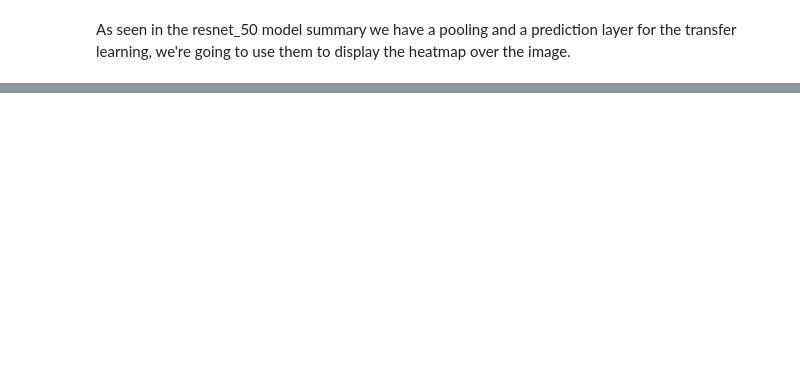
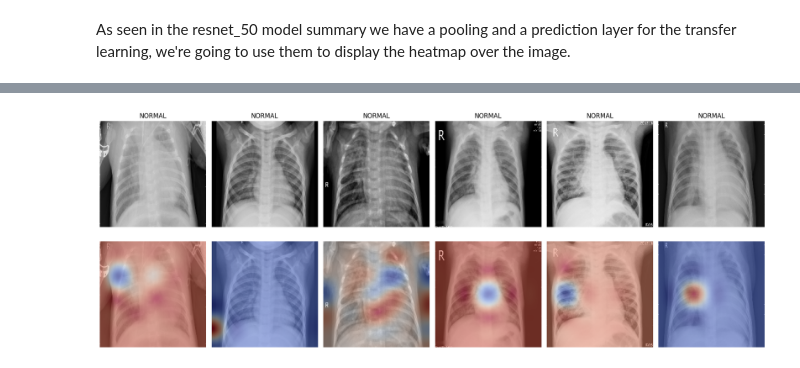
Before and after one commit to BeletAntoine/Machine_Learning, a Jupyter notebook: Projet1/Projet1.ipynb, the cells around one changed output, grey strips where cells are left out. Cells and saved outputs as stored; diff of their text form; code cells hidden in the pictures; blank space fills up the shorter version.

```diff
--- a/Projet1/Projet1.ipynb
+++ b/Projet1/Projet1.ipynb
@@ -230,14 +233,3 @@ print("Validation total number of classes:", num_classes)
 Validation class counts: {'NORMAL': 8, 'PNEUMONIA': 8}
 Validation total number of files: 16
 Validation total number of classes: 2
-# %%
-def directory_path_to_keras_dataset(directory_path, target_size, batch_size):
-  return tf.keras.preprocessing.image_dataset_from_directory(
-    directory_path,
-    image_size=target_size,
-    label_mode="binary",  # Use "binary" for binary classification
-    batch_size=batch_size,
-    color_mode="grayscale",  # Convert images to grayscale
-    shuffle=True,
-    seed=42,
-)
@@ -467,7 +494,7 @@ best_pretrained_model_path = "best_pretrained_model.keras"
 
 image_classifier_callbacks = [
     keras.callbacks.ModelCheckpoint(best_pretrained_model_path, save_best_only=True),
-    keras.callbacks.EarlyStopping(monitor="val_loss", patience=5)
+    keras.callbacks.EarlyStopping(monitor="val_loss", patience=3)
 ]
 # %%
 history_image_classifier = image_classifier.fit(
@@ -617,0 +614,3 @@ WARNING:tensorflow:5 out of the last 5 calls to <function TensorFlowTrainer.make
+# %%
+# Number of images to display
+N = 6
@@ -656,0 +655,41 @@ plt.show()
+# %%
+from scipy.ndimage import zoom
+import matplotlib.pyplot as plt
+
+# Example scaling factor (adjust based on your model's output shape) here the last conv layer shape was (5, 7, 7, 2048) as seen 2 cells above
+# We know the pictures are of shape (224, 224) the last conv layer of the pre-trained model gives a (_, 7, 7, _) image
+# The scaling factor should be 224/7 : (width OR height) / (conv.shape[1] OR conv.shape[2])
+scale = width / conv.shape[1]
+
+# Create a figure with N subplots
+plt.figure(figsize=(3*N, 7))  # Adjust the figure size as needed
+
+for i in range(N):
+    # Display the original image
+    plt.subplot(2, N, i+1)
+    plt.imshow(cv2.cvtColor(list_imgs[i], cv2.COLOR_BGR2RGB))  # Convert BGR to RGB for display
+    plt.axis('off')
+    plt.title(pred_to_text(pred[i][0]))
+
+    # Generate the heatmap
+    heatmap = np.mean(conv[i], axis=-1)  # Average over the channels to get a 2D heatmap
+    heatmap = np.maximum(heatmap, 0)  # ReLU activation
+    heatmap /= np.max(heatmap)  # Normalize
+
+    # Apply the tangent function to exacerbate the interesting parts of the heatmap
+    heatmap = np.tan(heatmap * 5)  # Scale the heatmap values before applying tan
+
+    # Resize the heatmap to match the original image size
+    scale = list_imgs[i].shape[0] / heatmap.shape[0]
+    heatmap = zoom(heatmap, zoom=(scale, scale))
+
+    # Display the heatmap over the original image
+    plt.subplot(2, N, N + i + 1)
+    plt.imshow(cv2.cvtColor(list_imgs[i], cv2.COLOR_BGR2RGB))
+    plt.imshow(heatmap, cmap='coolwarm', alpha=0.5)  # Overlay the heatmap with transparency
+    plt.axis('off')
+
+plt.tight_layout()  # Adjust spacing between subplots
+plt.show()
+# %% [output]
+[figure, added]
```
Also changed, not shown: parts of 23 cells of this notebook.
